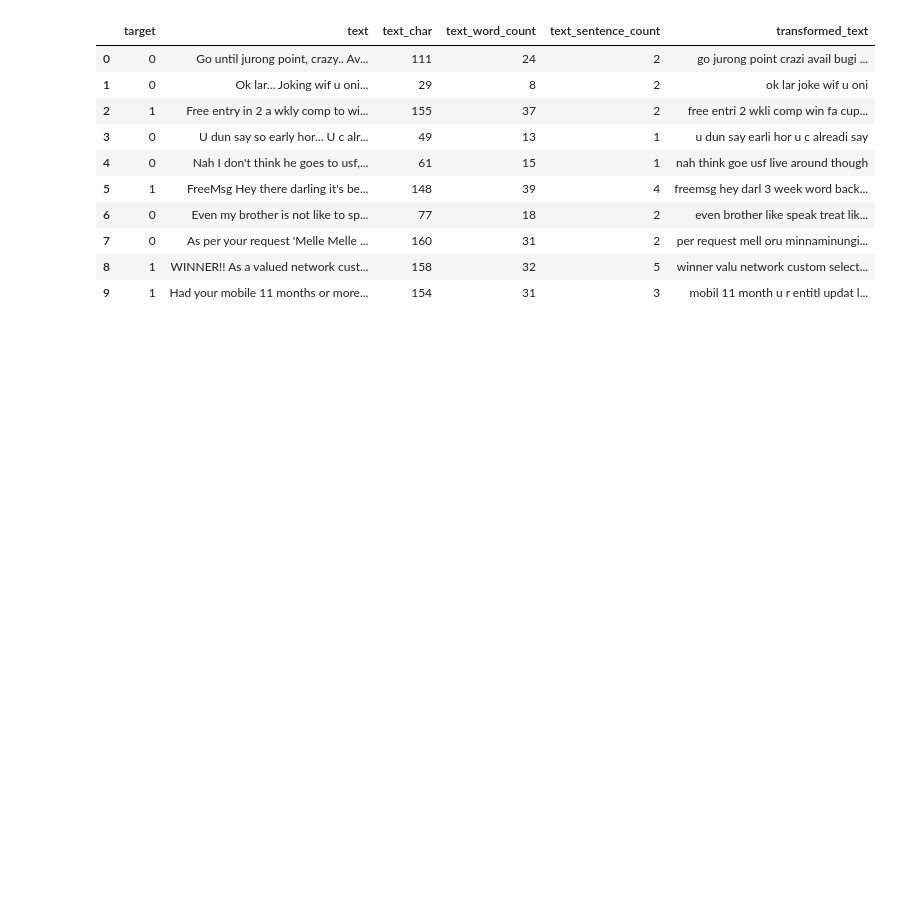
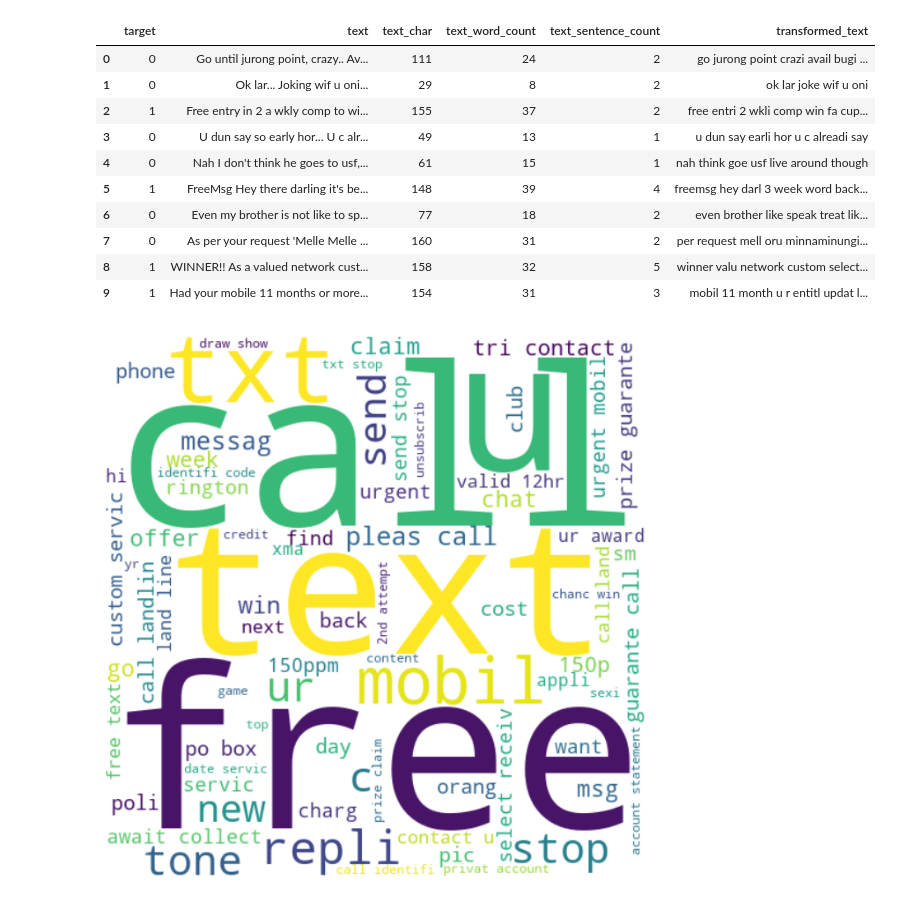
Before and after one commit to alphaxt/OIBSIP, a Jupyter notebook: DataScience-Task4-EmailSpamDetection/Email_Spam_Detection.ipynb, the cells around one changed output. Drawn from its saved outputs; the diff is of its cells as text; code cells hidden in the pictures; blank space fills up the shorter version.

```diff
--- a/DataScience-Task4-EmailSpamDetection/Email_Spam_Detection.ipynb
+++ b/DataScience-Task4-EmailSpamDetection/Email_Spam_Detection.ipynb
@@ -449 +450,12 @@ from worldcloud import WordCloud
 wc = WordCloud(width=500, height=500, min_font_size=10, background_color='white')
+# %%
+text_data = df[df['target']==1]['transformed_text'].str.cat(sep=" ")
+spam_wc = wc.generate(text_data)
+# %%
+#spam word cloud
+plt.figure(figsize=(10,8))
+plt.imshow(spam_wc, interpolation='bilinear')
+plt.axis('off')
+plt.show()
+# %% [output]
+[figure, added]
```
Also changed, not shown: parts of 30 cells of this notebook.
